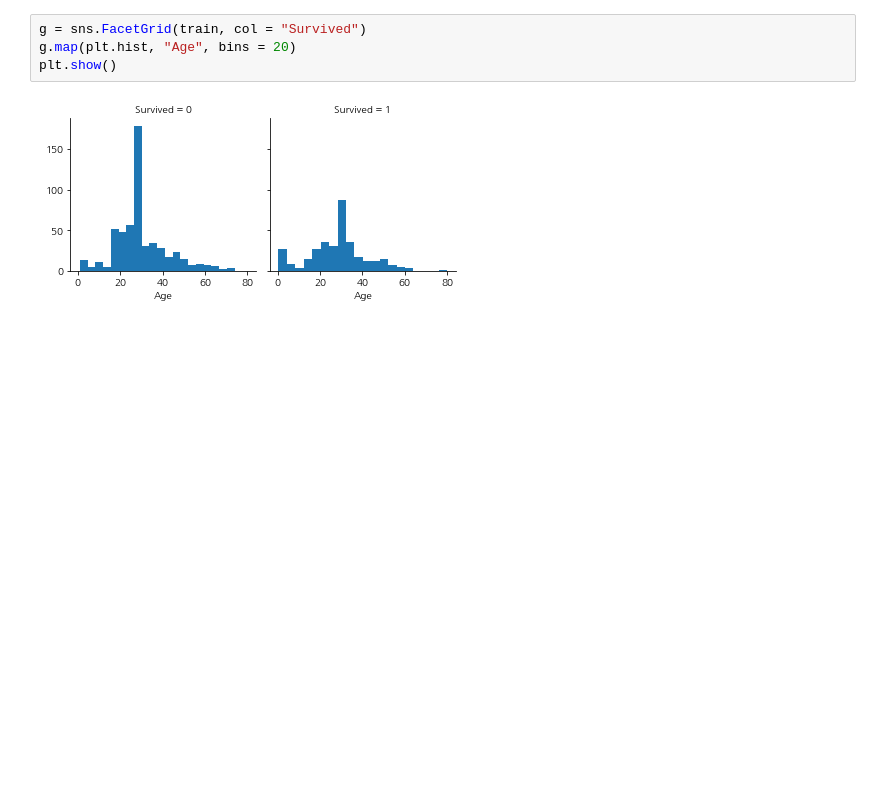
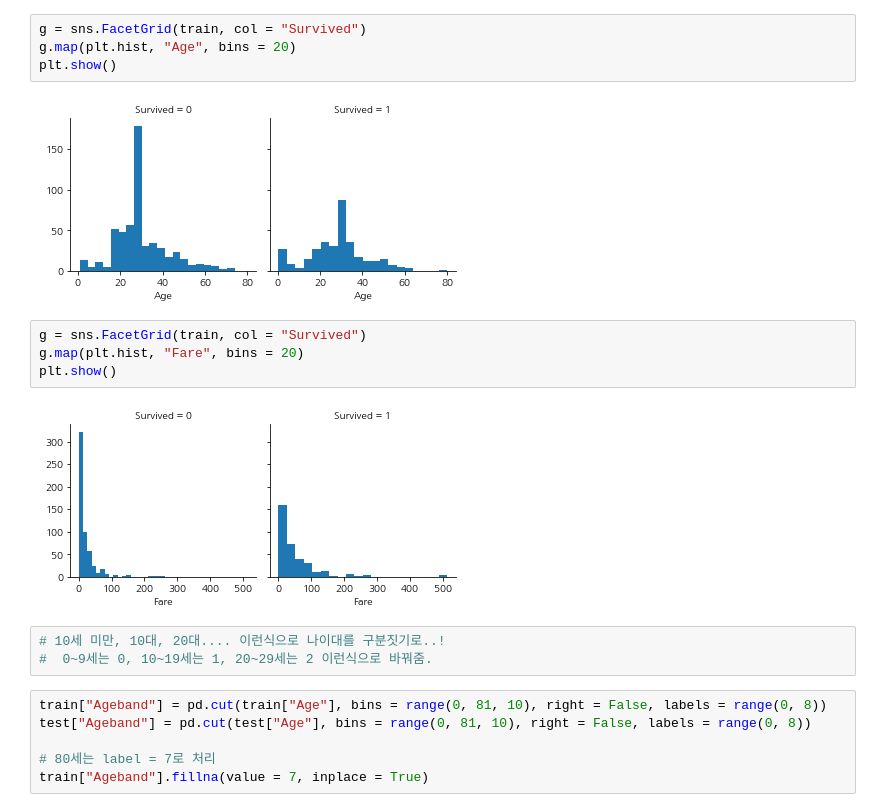
Before and after one commit to youngjo89/titanic, a Jupyter notebook: titanic.ipynb, the cells around one changed output. Saved outputs shown, nothing was run; the diff lists cells and outputs as text; blank space fills up the shorter version.

```diff
--- a/titanic.ipynb
+++ b/titanic.ipynb
@@ -218,3 +226,18 @@ g.map(plt.hist, "Age", bins = 20)
 plt.show()
 # %% [output]
 [figure]
+# %%
+g = sns.FacetGrid(train, col = "Survived")
+g.map(plt.hist, "Fare", bins = 20)
+plt.show()
+# %% [output]
+[figure, added]
+# %%
+# 10세 미만, 10대, 20대.... 이런식으로 나이대를 구분짓기로..!
+#  0~9세는 0, 10~19세는 1, 20~29세는 2 이런식으로 바꿔줌.
+# %%
+train["Ageband"] = pd.cut(train["Age"], bins = range(0, 81, 10), right = False, labels = range(0, 8))
+test["Ageband"] = pd.cut(test["Age"], bins = range(0, 81, 10), right = False, labels = range(0, 8))
+
+# 80세는 label = 7로 처리
+train["Ageband"].fillna(value = 7, inplace = True)
```
Also changed, not shown: parts of 41 cells of this notebook, 1 other file.
